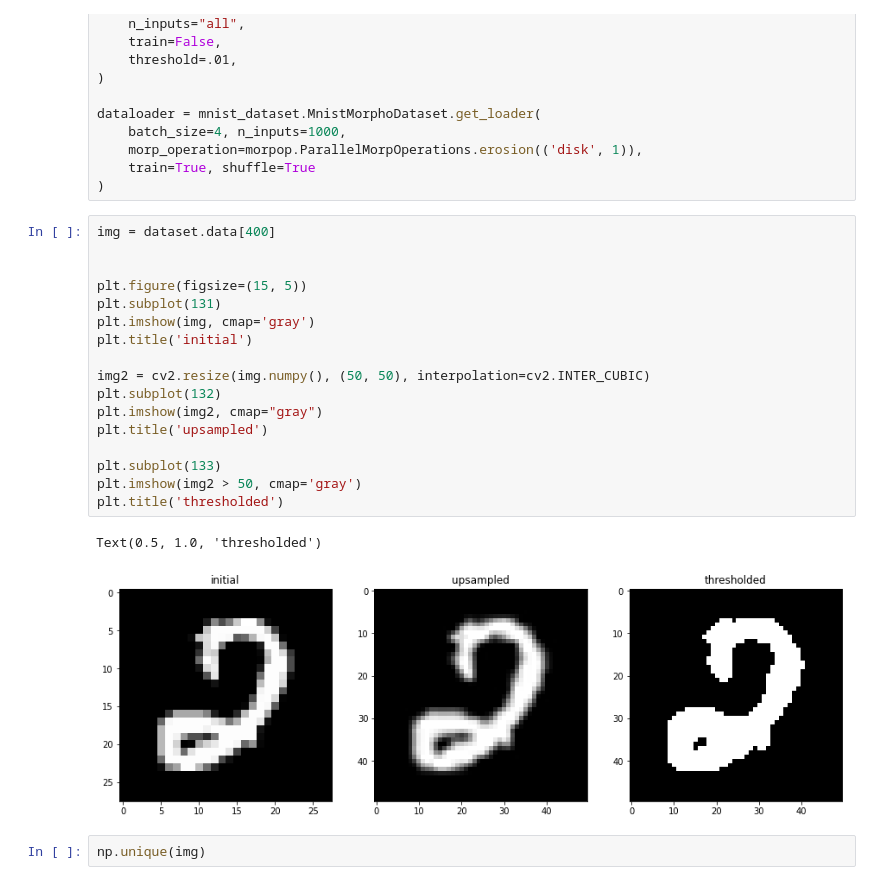
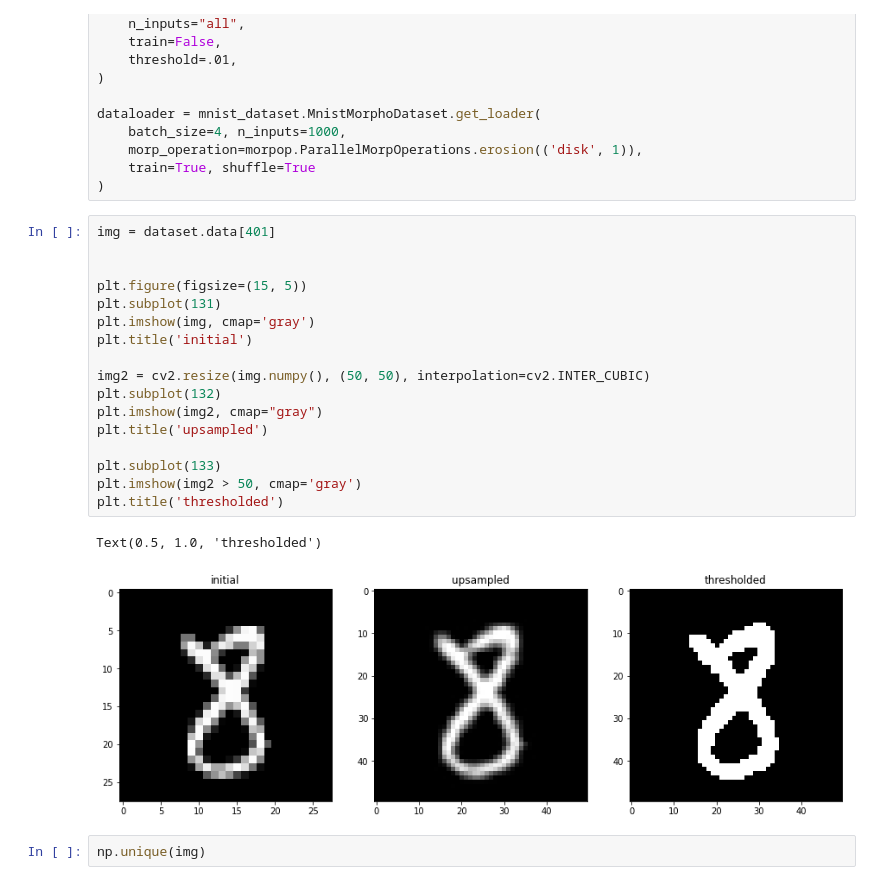
Before and after one commit to TheodoreAouad/3d_segm, a Jupyter notebook: general/Notebooks/DeepMorphoBiSE.ipynb, the cells around one changed output. Cells and saved outputs as stored; diff of their text form.

```diff
--- a/Notebooks/DeepMorphoBiSE.ipynb
+++ b/general/Notebooks/DeepMorphoBiSE.ipynb
@@ -361,25 +361,25 @@ dataloader = mnist_dataset.MnistMorphoDataset.get_loader(
     train=True, shuffle=True
 )
 # %%
-img = dataset.data[400]
+img = dataset.data[401]
 
 
 plt.figure(figsize=(15, 5))
 plt.subplot(131)
 plt.imshow(img, cmap='gray')
 plt.title('initial')
 
 img2 = cv2.resize(img.numpy(), (50, 50), interpolation=cv2.INTER_CUBIC)
 plt.subplot(132)
 plt.imshow(img2, cmap="gray")
 plt.title('upsampled')
 
 plt.subplot(133)
 plt.imshow(img2 > 50, cmap='gray')
 plt.title('thresholded')
 # %% [output]
 Text(0.5, 1.0, 'thresholded')
-[figure, old version]
+[figure, new version]
 # %%
 np.unique(img)
 # %% [output]
```
Also changed, not shown: 23 other files.
